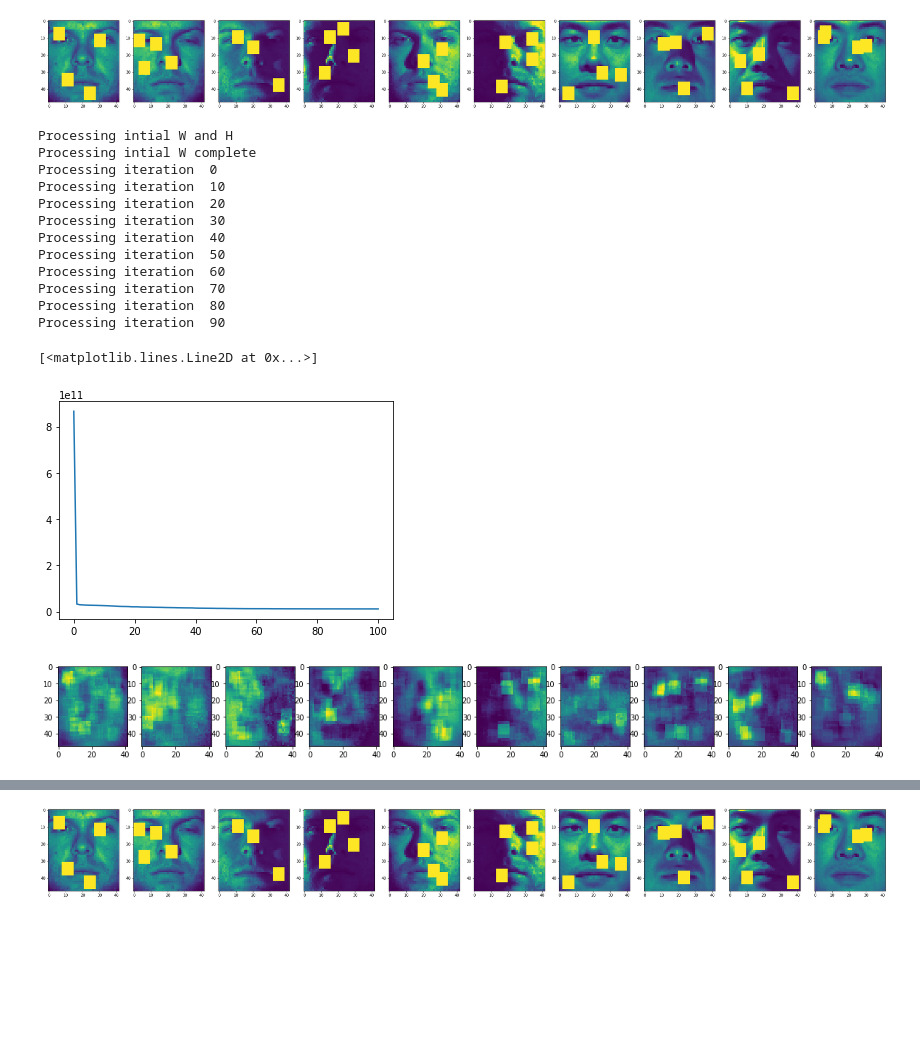
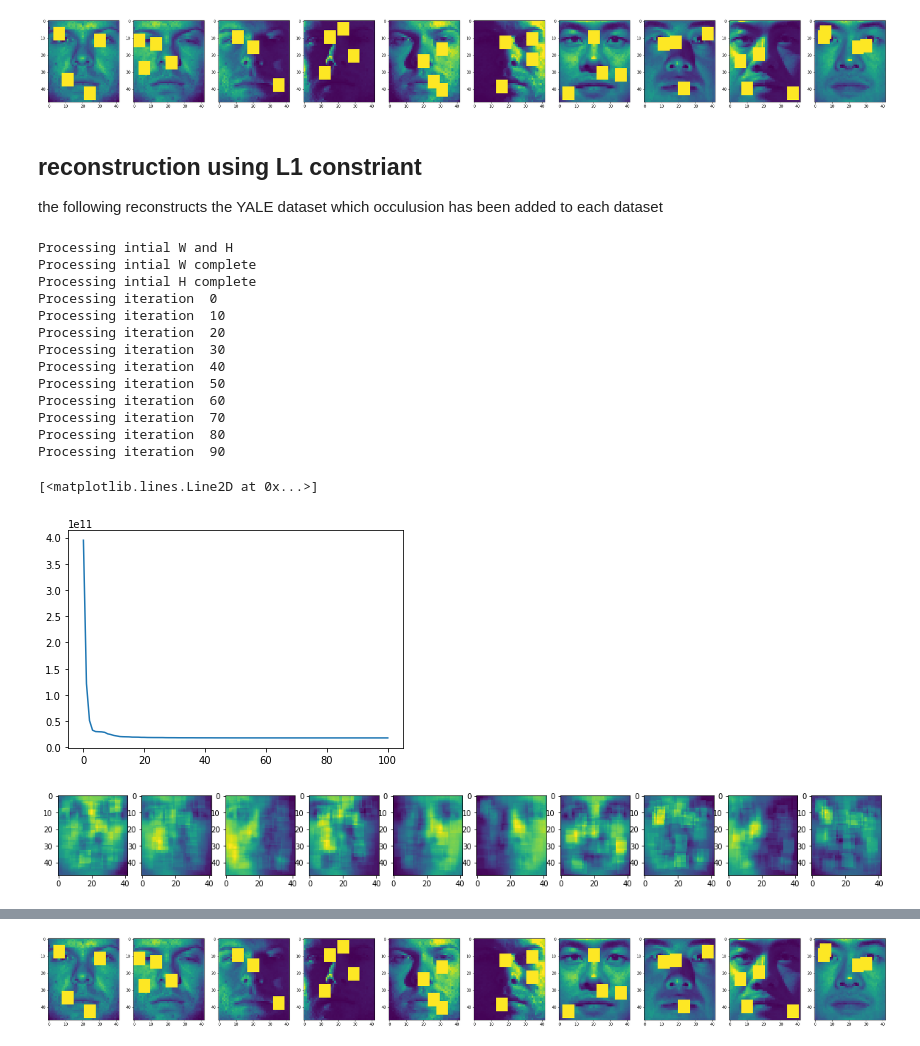
Before and after one commit to j-macdonald/advml2019, a Jupyter notebook: multiplicative_updates_algorithms.ipynb, the cells around one changed output, grey strips where cells are left out. Saved outputs shown, nothing was run; the diff lists cells and outputs as text; code cells hidden in the pictures; blank space fills up the shorter version.

```diff
--- a/multiplicative_updates_algorithms.ipynb
+++ b/multiplicative_updates_algorithms.ipynb
@@ -438,7 +439,7 @@ axarr[1].imshow(recon[:,1].reshape(orldims))
 X_1 = ORL_IMGS[:,0:150]
 
 #NMFS2(V,r,Hs,Ws,muH,muW, iterations)
-Wnew,Hnew, error = NMFS(ORL_IMGS,10,None,0.2,1,1,1000)
+Wnew,Hnew, error = NMFS(ORL_IMGS,10,0.2,0.2,1,1,100)
 # %% [output]
 Processing intial W and H
 Processing intial W complete
@@ -527,5 +530,5 @@ for i in range(images):
 [figure]
 # %%
 #NMFS2(V,r,Hs,Ws,muH,muW, iterations)
-Wnew,Hnew, error = NMFS(ORL_IMGS_OCCL,20,None,0.5,1,1,1000)
+Wnew,Hnew, error = NMFS(ORL_IMGS_OCCL,20,None,0.5,1,1,50)
 plt.plot(range(0,len(error)),error)
@@ -580,25 +566,29 @@ for i in range(images):
     plt.imshow(YALEB_IMGS_OCCL[:,i*11].reshape(YALEB_DIMS))
 # %% [output]
 [figure]
+# %% [markdown]
+## reconstruction using L1 constriant
+the following reconstructs the YALE dataset which occulusion has been added to each dataset
 # %%
 #NMFS2(V,r,Hs,Ws,muH,muW, iterations)
-Wnew,Hnew, error = NMFS(YALEB_IMGS_OCCL,20,0.2,0.6,1,1,100)
+Wnew,Hnew, error = NMFS(YALEB_IMGS_OCCL,10,0.4,0.2,1,1,100)
 plt.plot(range(0,len(error)),error)
 # %% [output]
 Processing intial W and H
 Processing intial W complete
+Processing intial H complete
 Processing iteration  0
 Processing iteration  10
 Processing iteration  20
 Processing iteration  30
 Processing iteration  40
 Processing iteration  50
 Processing iteration  60
 Processing iteration  70
 Processing iteration  80
 Processing iteration  90
 [<matplotlib.lines.Line2D at 0x...>]
-[figure, old version]
+[figure, new version]
 # %%
 recon3 =Wnew@Hnew
 plt.figure(figsize=(20, 4))
@@ -606,4 +596,4 @@ for i in range(images):
     plt.subplot(1, images, i+1)
     plt.imshow(recon3[:,i*11].reshape(YALEB_DIMS))
 # %% [output]
-[figure, old version]
+[figure, new version]
```
Also changed, not shown: parts of 13 cells of this notebook.
